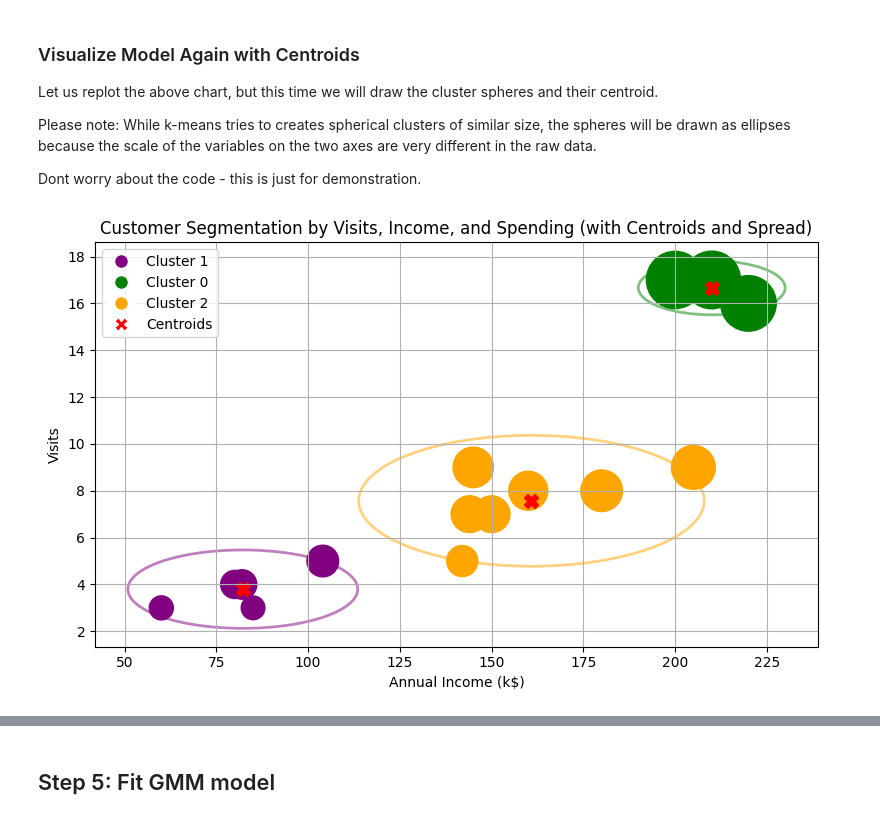
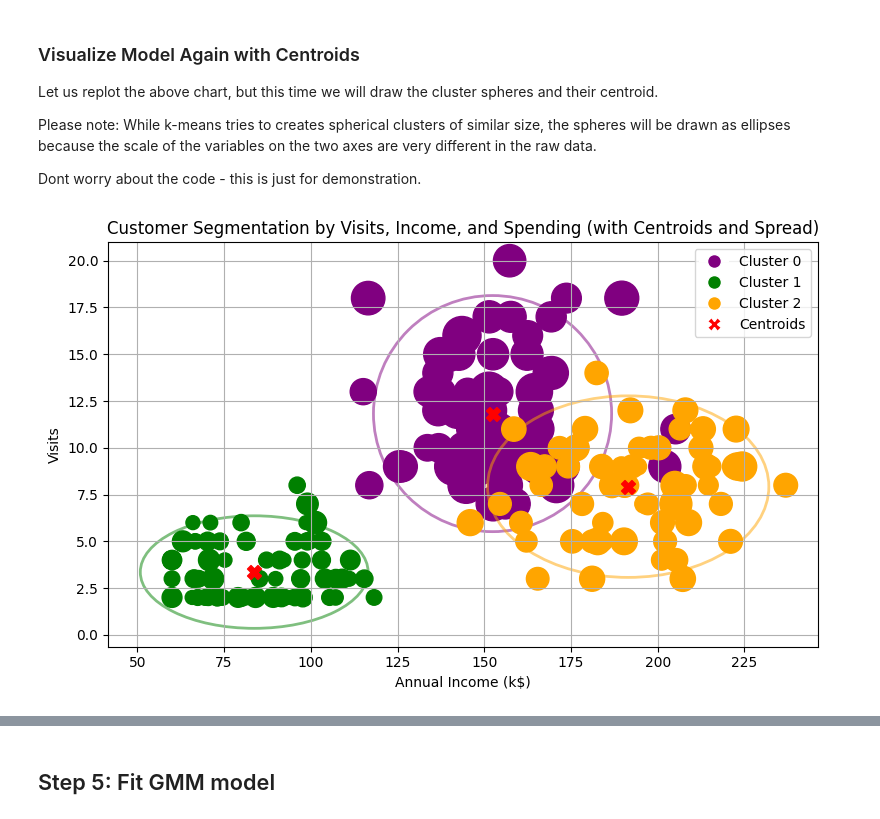
Before and after one commit to Luoxiaowanzi/IS-4487-Guide, a Jupyter notebook: Demos/demo_09_clustering.ipynb, the cells around one changed output, grey strips where cells are left out. Saved outputs shown, nothing was run; the diff lists cells and outputs as text; code cells hidden in the pictures.

```diff
--- a/Demos/demo_09_clustering.ipynb
+++ b/Demos/demo_09_clustering.ipynb
@@ -54,0 +49,5 @@ df = pd.DataFrame(data)
+# %%
+URL = "https://raw.githubusercontent.com/vandanara/UofUtah_IS4487/refs/heads/main/DataSets/customer_data_clustering.csv"
+df = pd.read_csv(URL)
+
+df.head()
@@ -75,7 +83,7 @@ The **fit** step learns the patterns and association in data first. Then **predi
 kmeans = KMeans(n_clusters=3, random_state=42)
 
 # Fit and obtain the output of the model - group ID stored in column cluster.
-df['Cluster'] = kmeans.fit_predict(X_scaled)
+df['Cluster_kmeans'] = kmeans.fit_predict(X_scaled)
 # %% [markdown]
 ## Step 4: Visualize K-means Model
 # %%
@@ -96,9 +104,9 @@ colors = ['purple', 'green', 'orange']
 
 # plot each cluster one by one
 plt.figure(figsize=(8,5))
-for i, cluster in enumerate(df['Cluster'].unique()):
-    subset = df[df['Cluster'] == cluster]
-    plt.scatter(subset['Annual Income (k$)'], subset['Visits'], s=subset['Spending'], color=colors[i], label=f'Cluster {cluster}')
+for i, cluster in enumerate(df['Cluster_kmeans'].unique()):
+    subset = df[df['Cluster_kmeans'] == cluster]
+    plt.scatter(subset['Annual Income (k$)'], subset['Visits'], s = subset['Spending'], color=colors[i], label=f'Cluster {cluster}')
 
 plt.xlabel('Annual Income')
 plt.ylabel('Visits')
@@ -129,24 +139,25 @@ import matplotlib.pyplot as plt
 
 # Plot clusters in a chart of Visits (Y) vs Annual Income (X)
 plt.figure(figsize=(8, 5))
-ax = plt.gca() # Get the current axes for adding patches
+# Get the current axes for adding patches
+ax = plt.gca()
 
 # Get the unique clusters
-unique_clusters = df['Cluster'].unique()
+unique_clusters = df['Cluster_kmeans'].unique()
 # choose colors to use for each cluster
 colors = ['purple', 'green', 'orange']
 
 
 # Plot data points with size representing spending
 for i, cluster in enumerate(unique_clusters):
-    cluster_data = df[df['Cluster'] == cluster]
-    plt.scatter(cluster_data['Annual Income (k$)'], cluster_data['Visits'], s=cluster_data['Spending'], label=f'Cluster {cluster}', color=colors[i])
+    subset = df[df['Cluster_kmeans'] == cluster]
+    plt.scatter(subset['Annual Income (k$)'], subset['Visits'], s=subset['Spending'], label=f'Cluster {cluster}', color=colors[i])
 
     # Calculate the center and standard deviation for each cluster
-    center_x = cluster_data['Annual Income (k$)'].mean()
-    center_y = cluster_data['Visits'].mean()
-    std_x = cluster_data['Annual Income (k$)'].std()
-    std_y = cluster_data['Visits'].std()
+    center_x = subset['Annual Income (k$)'].mean()
+    center_y = subset['Visits'].mean()
+    std_x = subset['Annual Income (k$)'].std()
+    std_y = subset['Visits'].std()
 
     # Create an ellipse patch representing the spread (e.g., 2 standard deviations)
     # Angle is 0 because we are not rotating based on covariance
@@ -156,31 +167,31 @@ for i, cluster in enumerate(unique_clusters):
 
 # Get the centroids from the fitted KMeans model
 # We need to inverse transform them to the original scale
 centroids = scaler.inverse_transform(kmeans.cluster_centers_)
 
 # Plot centroids
 # Note: Centroids are in the order of the clusters as they appear in unique_clusters if they were sorted,
 # but since we are iterating through unique_clusters and using the index i, the colors will match.
 plt.scatter(centroids[:, 0], centroids[:, 2], marker='X', s=100, color='red', label='Centroids')
 
 
 # Create a custom legend with fixed marker size and matching colors
 from matplotlib.lines import Line2D
 legend_elements = [Line2D([0], [0], marker='o', color='w', label=f'Cluster {cluster}',
                           markerfacecolor=colors[i], markersize=10)
                    for i, cluster in enumerate(unique_clusters)]
 
 # Add the centroid marker to the legend elements
 legend_elements.append(Line2D([0], [0], marker='X', color='w', label='Centroids',
                               markerfacecolor='red', markersize=10))
 
 
 plt.xlabel('Annual Income (k$)')
 plt.ylabel('Visits')
 plt.title('Customer Segmentation by Visits, Income, and Spending (with Centroids and Spread)')
 plt.legend(handles=legend_elements)
 plt.grid(True)
 plt.tight_layout()
 plt.show()
 # %% [output]
-[figure, old version]
+[figure, new version]
```
Also changed, not shown: parts of 18 cells of this notebook.
